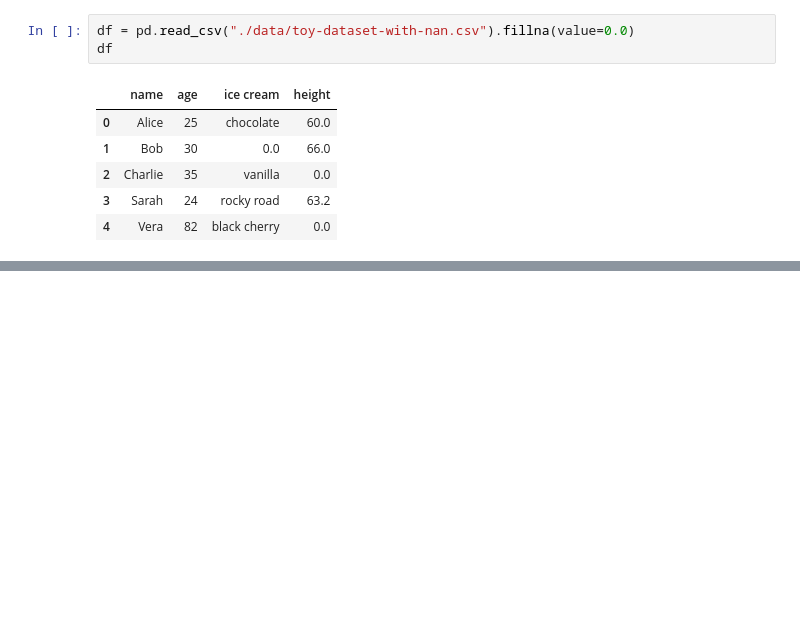
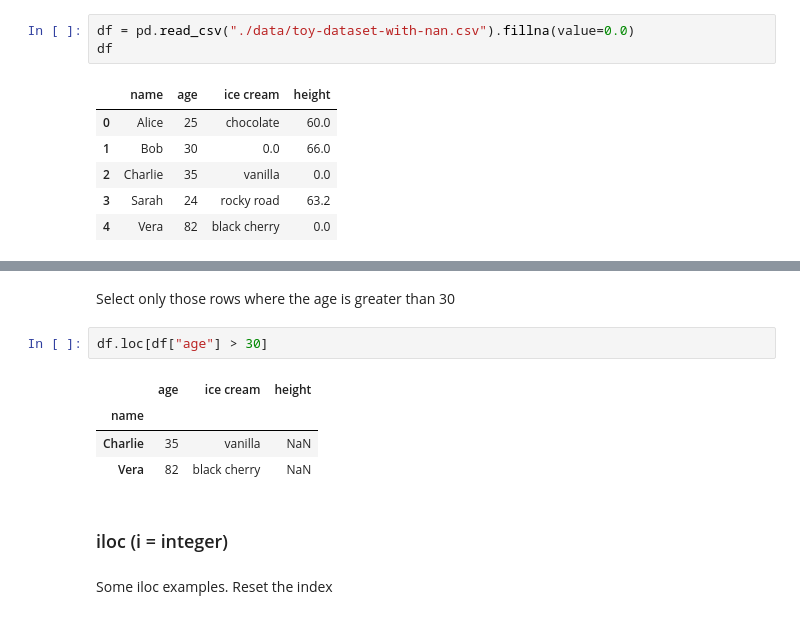
Before and after one commit to johnmarcovici/demo-notebooks, a Jupyter notebook: pandas_demos.ipynb, the cells around one changed output, grey strips where cells are left out. Drawn from its saved outputs; the diff is of its cells as text; blank space fills up the shorter version.

Commit message:
loc vs. iloc

```diff
--- a/pandas_demos.ipynb
+++ b/pandas_demos.ipynb
@@ -325,0 +372,13 @@ df
+# %% [markdown]
+Select only those rows where the age is greater than 30
+# %%
+df.loc[df["age"] > 30]
+# %% [output]
+|  | age | ice cream | height |
+| name |  |  |  |
+| Charlie | 35 | vanilla | NaN |
+| Vera | 82 | black cherry | NaN |
+# %% [markdown]
+### iloc (i = integer)
+# %% [markdown]
+Some iloc examples. Reset the index
```
Also changed, not shown: parts of 15 cells of this notebook.
